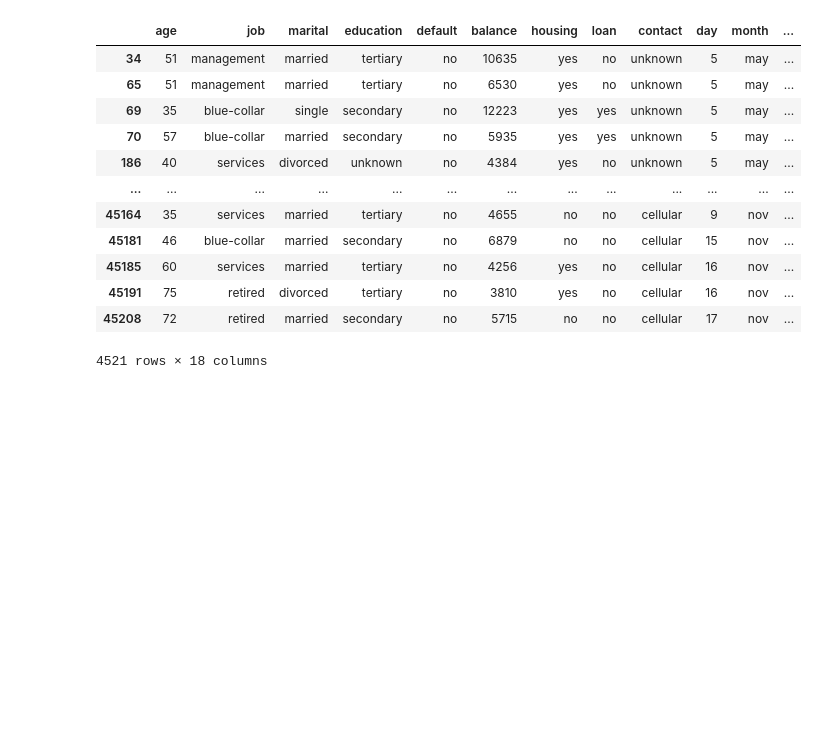
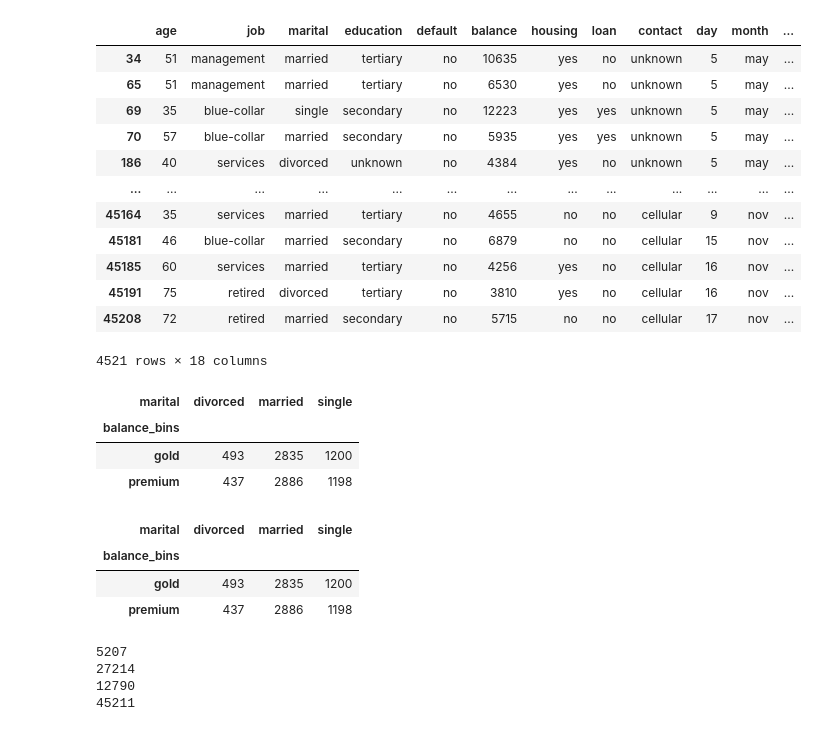
Before and after one commit to valeragabriel/TreinandoAnaliseDados, a Jupyter notebook: code/BankMarketing.ipynb, the cells around one changed output. Saved outputs shown, nothing was run; the diff lists cells and outputs as text; code cells hidden in the pictures; blank space fills up the shorter version.

```diff
--- a/code/BankMarketing.ipynb
+++ b/code/BankMarketing.ipynb
@@ -94,3 +94,29 @@ df.loc[df['balance_bins'] == 'premium']
 | 45191 | 75 | retired | divorced | tertiary | no | 3810 | yes | no | cellular | 16 | nov | ... |
 | 45208 | 72 | retired | married | secondary | no | 5715 | no | no | cellular | 17 | nov | ... |
 4521 rows × 18 columns
+# %%
+# Verifique como a tabela cruzada da população se diferencia do grupo Premium
+df.groupby(['balance_bins', 'marital']).size().unstack()
+# %% [output]
+| marital | divorced | married | single |
+| balance_bins |  |  |  |
+| gold | 493 | 2835 | 1200 |
+| premium | 437 | 2886 | 1198 |
+# %%
+# Verifique como a tabela cruzada da população se diferencia do grupo Premium
+df.pivot_table(index='balance_bins', columns=['marital'], aggfunc='size')
+# %% [output]
+| marital | divorced | married | single |
+| balance_bins |  |  |  |
+| gold | 493 | 2835 | 1200 |
+| premium | 437 | 2886 | 1198 |
+# %%
+print(len(df[df['marital'] == 'divorced']))
+print(len(df[df['marital'] == 'married']))
+print(len(df[df['marital'] == 'single']))
+print(len(df['marital']))
+# %% [output]
+5207
+27214
+12790
+45211
```
